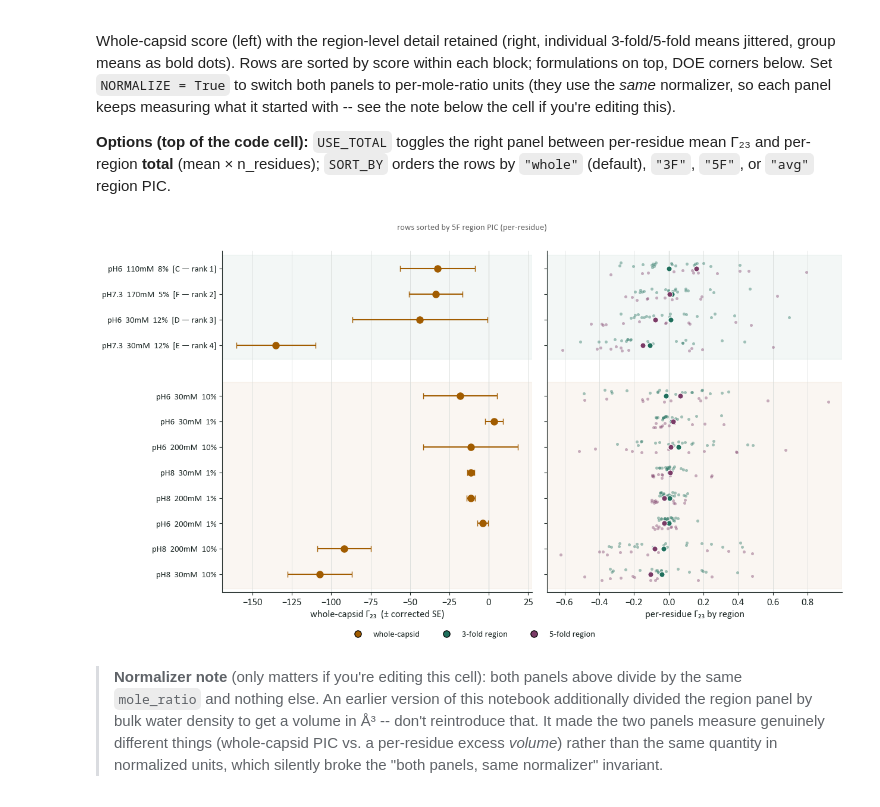
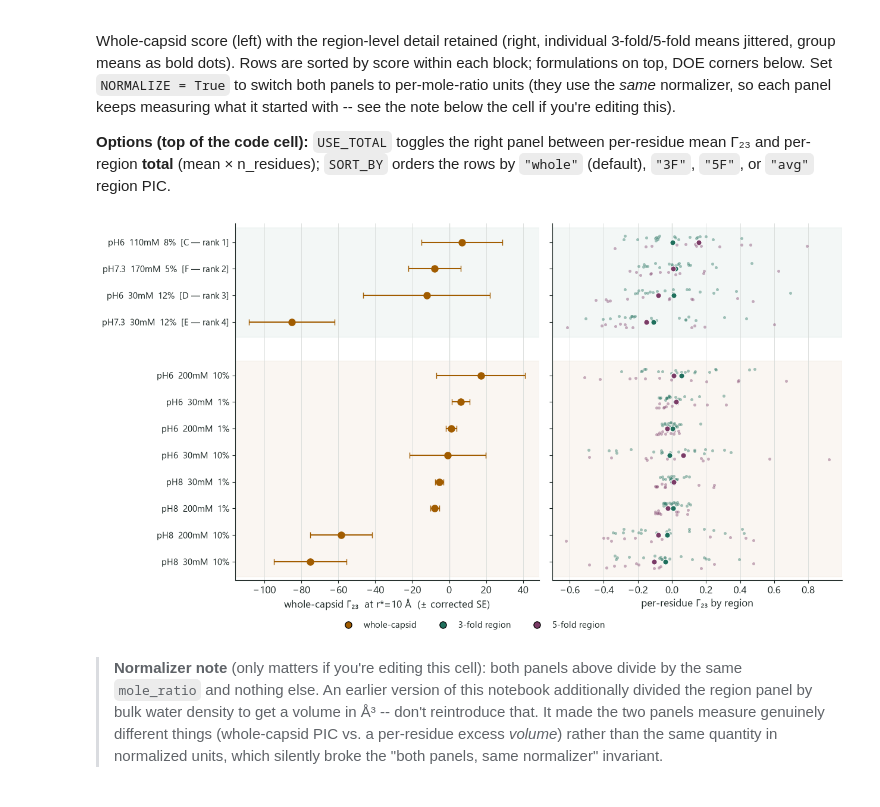
Before and after one commit to rei-plushie/pic_results, a Jupyter notebook: pic_suc_7_9/10ns-simulations-betterselection/pic_analysis.ipynb, the cells around one changed output. Drawn from its saved outputs; the diff is of its cells as text; code cells hidden in the pictures.

```diff
--- a/pic_suc_7_9/10ns-simulations-betterselection/pic_analysis.ipynb
+++ b/pic_suc_7_9/10ns-simulations-betterselection/pic_analysis.ipynb
@@ -59,6 +65,11 @@ pipeline's raw, over-optimistic error bars instead.
 # %%
 ROOT = Path(".")  # this notebook's own directory
 CORR = 8.5
+RSTAR = 10.0   # reporting distance r* (A). This is the pipeline's own
+               # auto-selected shell (whole_molecule['rstar_auto']) and the
+               # radius at which the per-residue / region PIC is measured, so
+               # every whole-capsid SCALAR below is read here -- NOT at the
+               # 15 A curve endpoint (r_max), which is an unconverged tail.
 
 # Formulations from the ranking study; (pH, NaCl mM, sucrose %) -> (label, rank)
 FORMULATIONS = {
@@ -110,9 +121,18 @@ def load_condition(path):
     g = np.array([float(x["gamma23_mean"]) for x in rows])
     sem = np.array([float(x["gamma23_sem"]) for x in rows])
 
+    # Whole-capsid SCALAR = value at the reported r*=RSTAR (10 A), the same
+    # distance the per-residue/region PIC is taken at -- NOT g[-1] (r_max,
+    # the 15 A endpoint; an unconverged tail, see Section 11).
+    i_star = int(np.argmin(np.abs(r - RSTAR)))
+    g_final, sem_final = g[i_star], sem[i_star]
+
     with open(pkl, "rb") as fh:
-        meta = pickle.load(fh)["metadata"]
+        pk = pickle.load(fh)
+    meta = pk["metadata"]
     mole_ratio = meta["mean_exterior_excipient_per_frame"] / meta["mean_exterior_water_per_frame"]
+    # our r-grid pick must equal the pipeline's own reported value at rstar_auto
+    assert abs(g_final - pk["whole_molecule"]["gamma_23_final"]) < 1e-6, name
 
     reg3 = reg5 = np.array([])
     if per_region.is_file():
@@ -123,7 +143,8 @@ def load_condition(path):
 
     tag = FORMULATIONS.get((ph, salt, suc))
     return dict(name=name, ph=ph, salt=salt, suc=suc, path=path,
-                r=r, g=g, sem=sem, mole_ratio=mole_ratio,
+                r=r, g=g, sem=sem, g_final=g_final, sem_final=sem_final,
+                mole_ratio=mole_ratio,
                 reg3=reg3, reg5=reg5,
                 label=tag[0] if tag else None, rank=tag[1] if tag else None)
 
@@ -160,7 +181,7 @@ print(f"loaded {len(CONDITIONS)} conditions")
 for c in sorted(CONDITIONS, key=lambda c: (c["ph"], c["salt"], c["suc"])):
     tag = f"  [{c['label']}]" if c["label"] else ""
     print(f"  pH{c['ph']:<4g} {c['salt']:>4d} mM  {c['suc']:>2d}% suc"
-          f"   Gamma23(r*={c['r'][-1]:g}A)={c['g'][-1]:8.2f}{tag}")
+          f"   Gamma23(r*={RSTAR:g}A)={c['g_final']:8.2f}{tag}")
 # %% [output]
 skipped 2 folder(s) not matching '10ns_aav1ph#salt#suc#' (e.g. archived reruns) -- not loaded, won't shadow anything in BY_KEY:
   - 10ns_aav1ph6salt30suc1_rerun
@@ -303,7 +330,7 @@ fig, ax = plt.subplots(figsize=(9.6, 4.6))
 ypos = np.arange(len(formulation_conds))[::-1]
 for i, c in enumerate(formulation_conds):
     color = TEAL if c["ph"] == 6.0 else AMBER
-    ax.errorbar(c["g"][-1], ypos[i], xerr=c["sem"][-1] * CORR, fmt="o",
+    ax.errorbar(c["g_final"], ypos[i], xerr=c["sem_final"] * CORR, fmt="o",
                 color=color, ecolor=color, markersize=10, capsize=4, elinewidth=1.7)
 ax.set_yticks(ypos)
 ax.set_yticklabels([f"{c['label']} \u00b7 pH{c['ph']:g} / {c['salt']}mM / {c['suc']}%  (rank {c['rank']})"
@@ -311,7 +338,7 @@ ax.set_yticklabels([f"{c['label']} \u00b7 pH{c['ph']:g} / {c['salt']}mM / {c['su
 ax.axvline(0, color=GRID, linewidth=1, zorder=0)
 ax.grid(True, axis="x", color=GRID, linewidth=0.6, zorder=0)
 ax.set_axisbelow(True)
-ax.set_xlabel("raw \u0393\u2082\u2083 at r*=15 \u00c5   (\u00b1 corrected SE)")
+ax.set_xlabel("raw \u0393\u2082\u2083 at r*=10 \u00c5   (\u00b1 corrected SE)")
 for s in ("top", "right"):
     ax.spines[s].set_visible(False)
 fig.tight_layout()
@@ -320,8 +347,8 @@ print("pairwise separations:")
 for i in range(len(formulation_conds)):
     for j in range(i + 1, len(formulation_conds)):
         a, b = formulation_conds[i], formulation_conds[j]
-        diff = abs(a["g"][-1] - b["g"][-1])
-        se = np.hypot(a["sem"][-1] * CORR, b["sem"][-1] * CORR)
+        diff = abs(a["g_final"] - b["g_final"])
+        se = np.hypot(a["sem_final"] * CORR, b["sem_final"] * CORR)
         print(f"  {a['label']} vs {b['label']}: |diff|={diff:6.1f}  se={se:6.1f}  ratio={diff/se:.2f}x"
               f"  {'SIG' if diff/se > 2 else ''}")
 # %% [output]
@@ -416,10 +443,10 @@ R_SURF = 105.0          # capsid exterior cutoff, ~effective surface radius, A
 A_SURF = 4 * np.pi * R_SURF**2
 
 def delta_of(c):
-    excess_vol = (c["g"][-1] / c["mole_ratio"]) / RHO_W   # G23 - G21, A^3
+    excess_vol = (c["g_final"] / c["mole_ratio"]) / RHO_W   # G23 - G21, A^3
     return excess_vol / A_SURF                             # A
 
-Ks = [c["g"][-1] / (delta_of(c) * c["suc"]) for c in CONDITIONS if c["suc"] > 0]
+Ks = [c["g_final"] / (delta_of(c) * c["suc"]) for c in CONDITIONS if c["suc"] > 0]
 K = float(np.median(Ks))
 print(f"K (median across {len(Ks)} conditions) = {K:.3f}   (spread {min(Ks):.3f} - {max(Ks):.3f})")
 
@@ -472,7 +499,7 @@ NORMALIZE = False   # left panel: concentration-normalize whole-capsid Gamma23 (
 USE_TOTAL = False   # right (region) panel values:
                     #   False -> per-residue MEAN Gamma23 (as before)
                     #   True  -> per-region TOTAL Gamma23 (mean x n_residues)
-SORT_BY   = "5F" # vertical ordering of the rows:
+SORT_BY   = "whole" # vertical ordering of the rows:
                     #   "whole" -> DOE block by whole-capsid Gamma23; formulations keep stability rank
                     #   "3F" | "5F" | "avg" -> order BOTH blocks by that region's PIC
                     #   (region ordering uses the same per-residue/total choice as USE_TOTAL)
@@ -511,7 +538,7 @@ def sort_metric(c):
     if SORT_BY == "3F":  return region_scalar(c, "3F")
     if SORT_BY == "5F":  return region_scalar(c, "5F")
     if SORT_BY == "avg": return np.nanmean([region_scalar(c, "3F"), region_scalar(c, "5F")])
-    return c["g"][-1] / c["mole_ratio"] if NORMALIZE else c["g"][-1]      # "whole"
+    return c["g_final"] / c["mole_ratio"] if NORMALIZE else c["g_final"]      # "whole"
 
 def _sort_key(c):
     m = sort_metric(c)
@@ -542,36 +569,36 @@ for ax in (axL, axR):
 for c in forms + does:
     yy = pos[id(c)]
     denom = c["mole_ratio"] if NORMALIZE else 1.0
-    axL.errorbar(c["g"][-1]/denom, yy, xerr=c["sem"][-1]*CORR/denom, fmt="o", color=AMBER,
+    axL.errorbar(c["g_final"]/denom, yy, xerr=c["sem_final"]*CORR/denom, fmt="o", color=AMBER,
                  ecolor=AMBER, markersize=8, capsize=3.5, elinewidth=1.5, zorder=3)
     for region, color, sign in (("3F", TEAL, +1), ("5F", PLUM, -1)):
         vals = region_vals(c, region)
         if vals.size == 0:
             continue
         j = rng.uniform(0.06, 0.24, size=len(vals))
         axR.scatter(vals, yy + sign*j, s=13, color=color, alpha=0.4, linewidths=0, zorder=2)
         axR.scatter([vals.mean()], [yy], s=44, color=color, edgecolors="white", linewidths=0.8, zorder=4)
 
-axL.set_xlabel(("whole-capsid Γ₂₃ / (n₃/n₁)" if NORMALIZE else "whole-capsid Γ₂₃") + "  (± corrected SE)")
+axL.set_xlabel(("whole-capsid Γ₂₃ / (n₃/n₁)" if NORMALIZE else "whole-capsid Γ₂₃") + f"  at r*={RSTAR:g} Å  (± corrected SE)")
 axR.set_xlabel(("per-region total Γ₂₃" if USE_TOTAL else "per-residue Γ₂₃") + " by region")
 for ax, tl in ((axL, ylabels), (axR, [])):
     ax.axvline(0, color=GRID, linewidth=1, zorder=0)
     ax.grid(True, axis="x", color=GRID, linewidth=0.6, zorder=0); ax.set_axisbelow(True)
     ax.set_yticks(yticks); ax.set_yticklabels(tl, fontsize=10.5)
     ax.set_ylim(min(yticks)-0.7, max(yticks)+0.7)
     for s in ("top", "right"):
         ax.spines[s].set_visible(False)
 if SORT_BY != "whole":
     fig.suptitle(f"rows sorted by {SORT_BY} region PIC ({'total' if USE_TOTAL else 'per-residue'})",
                  y=0.995, fontsize=10.5, color="0.4")
 fig.legend(handles=[
     Line2D([0],[0],marker='o',color='none',markerfacecolor=AMBER,markersize=8,label='whole-capsid'),
     Line2D([0],[0],marker='o',color='none',markerfacecolor=TEAL,markersize=8,label='3-fold region'),
     Line2D([0],[0],marker='o',color='none',markerfacecolor=PLUM,markersize=8,label='5-fold region'),
 ], loc="lower center", ncol=3, frameon=False, fontsize=10.5, bbox_to_anchor=(0.5, -0.02))
 fig.tight_layout(rect=[0, 0.02, 1, 1])
 # %% [output]
-[figure, old version]
+[figure, new version]
 # %% [markdown]
 > **Normalizer note** (only matters if you're editing this cell): both panels
 > above divide by the same `mole_ratio` and nothing else. An earlier version
```
Also changed, not shown: parts of 16 cells of this notebook, 3 other files.
